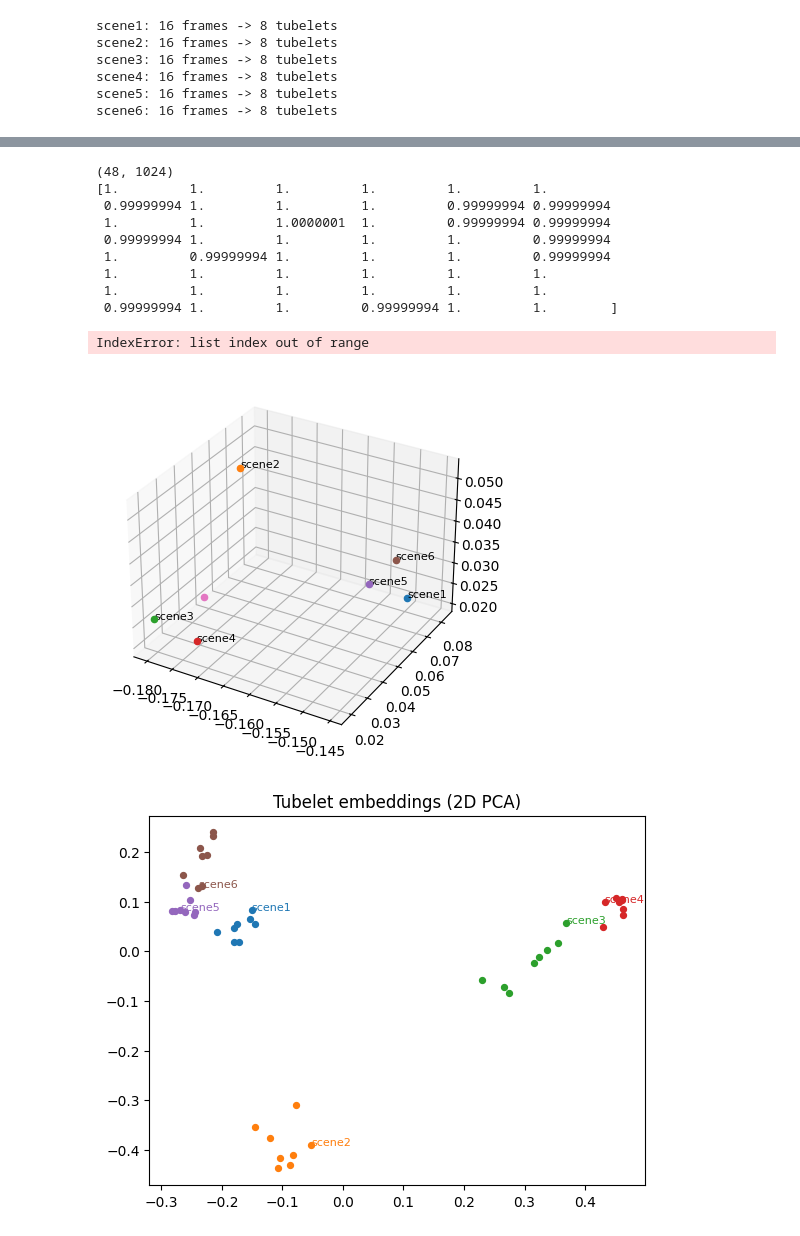
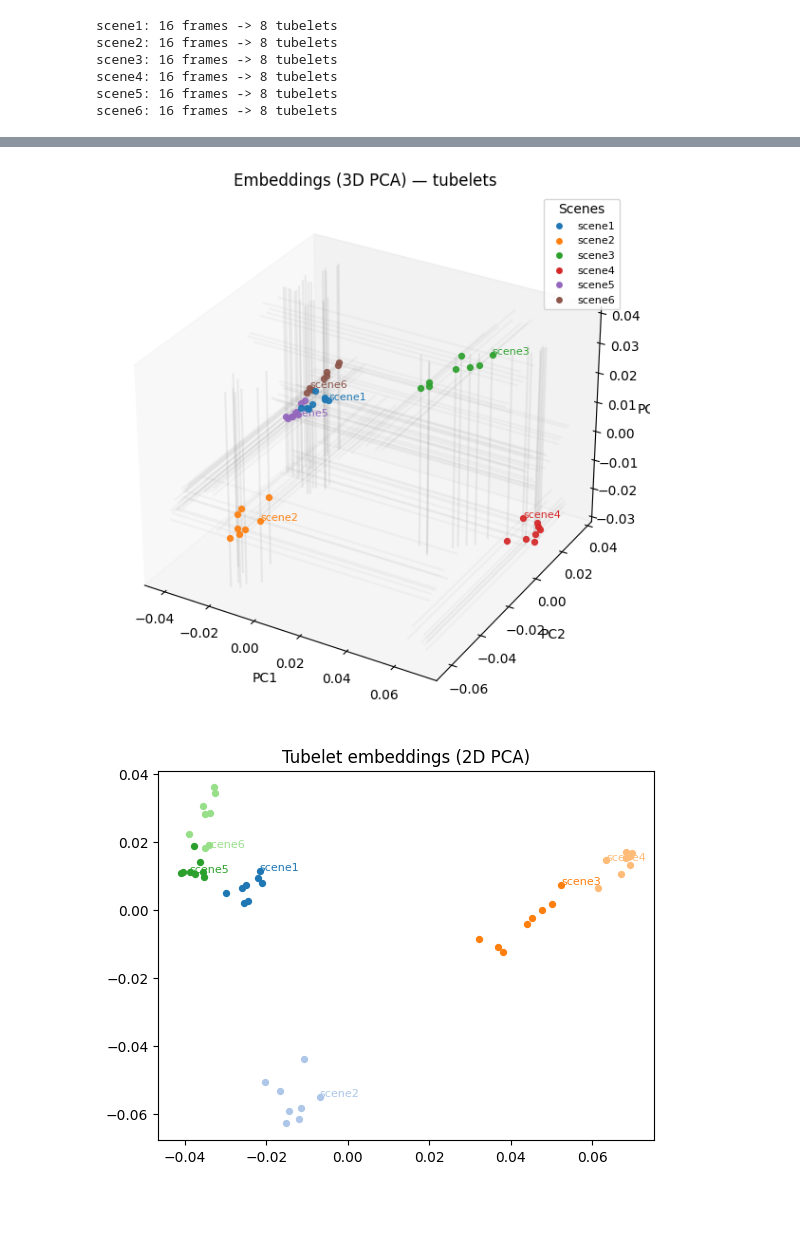
Before and after one commit to shamikkarkhanis/AV-SSL-Optimization-JEPA, a Jupyter notebook: jepa/main.ipynb, the cells around one changed output, grey strips where cells are left out. Saved outputs shown, nothing was run; the diff lists cells and outputs as text; code cells hidden in the pictures; blank space fills up the shorter version.

Commit message:
[Feature] - better 3d plot

```diff
--- a/jepa/main.ipynb
+++ b/jepa/main.ipynb
@@ -119,22 +119,7 @@ feats shape  torch.Size([1, 256, 1024])
 clim emb shape  (1024,)
 feats shape  torch.Size([1, 256, 1024])
 clim emb shape  (1024,)
-# %%
-# L2 normalization of embeddings per scene
-tubelet_embds_norm = tubelet_embds / np.linalg.norm(tubelet_embds, axis = 1, keepdims = True)
-
-print(tubelet_embds_norm.shape)
-
-# verifying changes
-print(np.linalg.norm(tubelet_embds_norm, axis = 1))
-# %% [output]
-(48, 1024)
-[1.         1.         1.         1.         1.         1.
- 0.99999994 1.         1.         1.         0.99999994 0.99999994
- 1.         1.         1.0000001  1.         0.99999994 0.99999994
- 0.99999994 1.         1.         1.         1.         0.99999994
- 1.         0.99999994 1.         1.         1.         0.99999994
- 1.         1.         1.         1.         1.         1.
- 1.         1.         1.         1.         1.         1.
- 0.99999994 1.         1.         0.99999994 1.         1.        ]
+# %%
+# normalize
+tubelet_embds_norm = tubelet_embds / np.linalg.norm(tubelet_embds)
 # %%
@@ -146,31 +143,52 @@ emb_2d = pca_2.fit_transform(clip_embds_norm)
 # %%
-fig = plt.figure()
+# 3d plotting
+
+# Colors by scene
+scenes_unique = sorted({m[0] for m in meta})
+palette = plt.cm.get_cmap('tab10').colors
+color_map = {s: palette[i % len(palette)] for i, s in enumerate(scenes_unique)}
+
+fig = plt.figure(figsize=(7, 6))
 ax = fig.add_subplot(111, projection='3d')
 
-for i, (x, y, z) in enumerate(emb_3d):
-    ax.scatter(x, y, z)
-    ax.text(x, y, z, scene_names[i] if 'scene_names' in globals() else f"scene_{i+1}", fontsize=8)
+for (x, y, z), (scene, t_idx) in zip(emb_3d, meta):
+    ax.scatter(x, y, z, color=color_map[scene], s=18, alpha=0.9)
+
+# annotate one representative point per scene to avoid clutter
+for scene in scenes_unique:
+    k = next((i for i, m in enumerate(meta) if m[0] == scene), None)
+    if k is not None:
+        xi, yi, zi = emb_3d[k]
+        ax.text(xi, yi, zi, scene, fontsize=8, color=color_map[scene])
 
 ax.grid(True)
+for axis in (ax.xaxis, ax.yaxis, ax.zaxis):
+    try:
+        axis._axinfo["grid"]["linewidth"] = 0.0
+    except Exception:
+        pass
 
-# Lighten grid lines
-for axis in (ax.xaxis, ax.yaxis, ax.zaxis):
-    axis._axinfo["grid"]["linewidth"] = 0.0
+# faint guides
+mins, maxs = emb_3d.min(axis=0), emb_3d.max(axis=0)
+for x, y, z in emb_3d:
+    ax.plot([x, x], [y, y], [mins[2], maxs[2]], color='gray', alpha=0.12)
+    ax.plot([x, x], [mins[1], maxs[1]], [z, z], color='gray', alpha=0.06)
+    ax.plot([mins[0], maxs[0]], [y, y], [z, z], color='gray', alpha=0.06)
 
+handles = [plt.Line2D([0],[0], marker='o', color='w', label=s,
+                      markerfacecolor=color_map[s], markersize=6)
+           for s in scenes_unique]
+ax.legend(handles=handles, title='Scenes', loc='best', fontsize=8)
 
-for (x, y, z) in emb_3d:
-    ax.plot([x, x], [y, y], [min(emb_3d[:,2]), max(emb_3d[:,2])], color='gray', alpha=0.2)  # vertical lines
-    ax.plot([x, x], [min(emb_3d[:,1]), max(emb_3d[:,1])], [z, z], color='gray', alpha=0.1)  # YZ plane hints
-    ax.plot([min(emb_3d[:,0]), max(emb_3d[:,0])], [y, y], [z, z], color='gray', alpha=0.1)  # XZ plane hints
-
-
+ax.set_title('Embeddings (3D PCA)' + (' — tubelets' if use_tubelets else ' — scenes'))
+ax.set_xlabel('PC1'); ax.set_ylabel('PC2'); ax.set_zlabel('PC3')
+plt.tight_layout()
 plt.show()
 # %% [output]
-IndexError: list index out of range
-[figure, old version]
+[figure, new version]
 # %%
 scenes_unique = sorted({m[0] for m in tubelet_meta})
-palette = plt.cm.get_cmap('tab10').colors  # list of 10 RGBA colors
+palette = plt.cm.get_cmap('tab20').colors  # list of 10 RGBA colors
 color_map = {s: palette[i % len(palette)] for i, s in enumerate(scenes_unique)}
 
 plt.figure()
@@ -186,7 +204,7 @@ for scene in scenes_unique:
 
 plt.show()
 # %% [output]
-[figure, old version]
+[figure, new version]
 # %%
 # compute similarities
 
```
Also changed, not shown: parts of 2 cells of this notebook, 2 other files.
